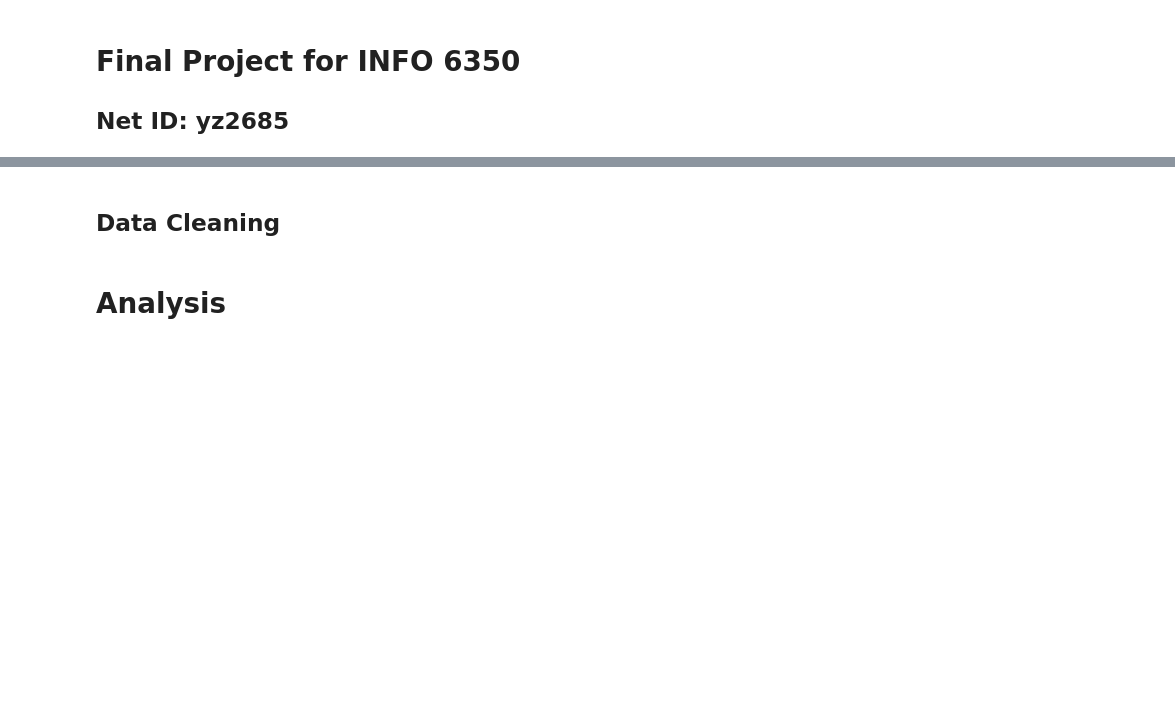
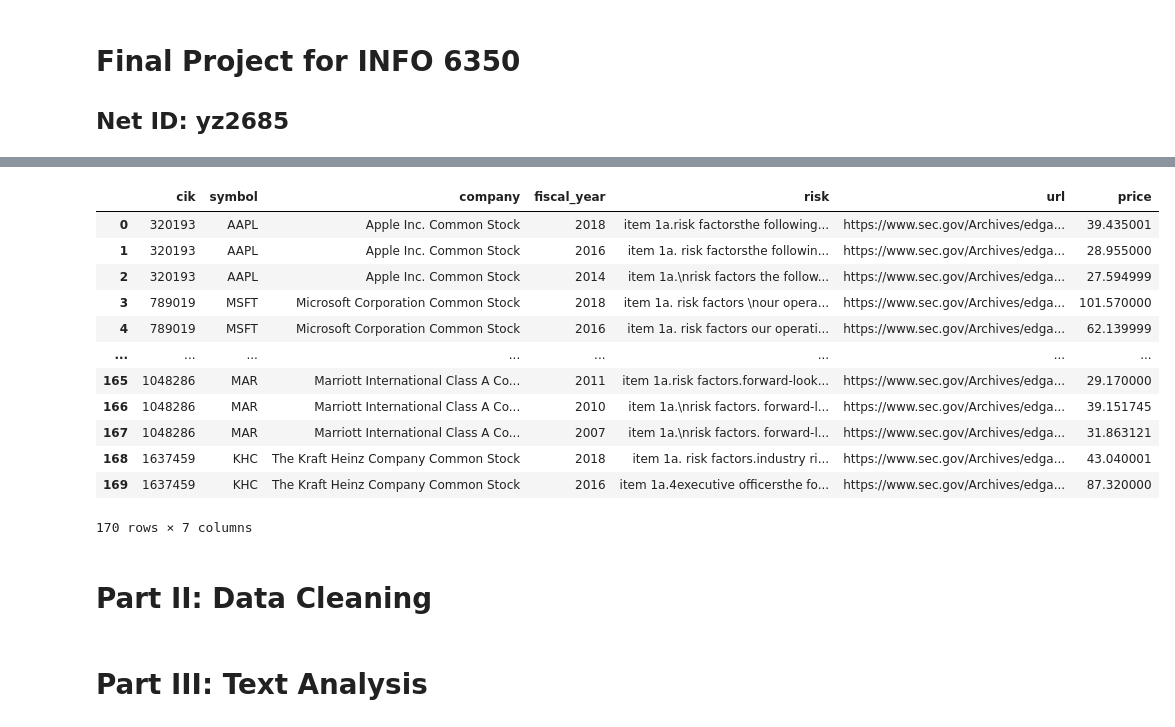
Before and after one commit to annsway/NLP, a Jupyter notebook: Final-Project.ipynb, the cells around one changed output, grey strips where cells are left out. Drawn from its saved outputs; the diff is of its cells as text; code cells hidden in the pictures; blank space fills up the shorter version.

Commit message:
Finished scraping part

```diff
--- a/Final-Project.ipynb
+++ b/Final-Project.ipynb
@@ -340,7 +349,25 @@ dfItem
+# %%
+merged_df = pd.merge(df, df_fi, how='left', on=['fiscal_year','symbol'])
+# %%
+merged_df
+# %% [output]
+|  | cik | symbol | company | fiscal_year | risk | url | price |
+| 0 | 320193 | AAPL | Apple Inc. Common Stock | 2018 | item 1a.risk factorsthe following... | https://www.sec.gov/Archives/edga... | 39.435001 |
+| 1 | 320193 | AAPL | Apple Inc. Common Stock | 2016 | item 1a. risk factorsthe followin... | https://www.sec.gov/Archives/edga... | 28.955000 |
+| 2 | 320193 | AAPL | Apple Inc. Common Stock | 2014 | item 1a.\nrisk factors the follow... | https://www.sec.gov/Archives/edga... | 27.594999 |
+| 3 | 789019 | MSFT | Microsoft Corporation Common Stock | 2018 | item 1a. risk factors \nour opera... | https://www.sec.gov/Archives/edga... | 101.570000 |
+| 4 | 789019 | MSFT | Microsoft Corporation Common Stock | 2016 | item 1a. risk factors our operati... | https://www.sec.gov/Archives/edga... | 62.139999 |
+| ... | ... | ... | ... | ... | ... | ... | ... |
+| 165 | 1048286 | MAR | Marriott International Class A Co... | 2011 | item 1a.risk factors.forward-look... | https://www.sec.gov/Archives/edga... | 29.170000 |
+| 166 | 1048286 | MAR | Marriott International Class A Co... | 2010 | item 1a.\nrisk factors. forward-l... | https://www.sec.gov/Archives/edga... | 39.151745 |
+| 167 | 1048286 | MAR | Marriott International Class A Co... | 2007 | item 1a.\nrisk factors. forward-l... | https://www.sec.gov/Archives/edga... | 31.863121 |
+| 168 | 1637459 | KHC | The Kraft Heinz Company Common Stock | 2018 | item 1a. risk factors.industry ri... | https://www.sec.gov/Archives/edga... | 43.040001 |
+| 169 | 1637459 | KHC | The Kraft Heinz Company Common Stock | 2016 | item 1a.4executive officersthe fo... | https://www.sec.gov/Archives/edga... | 87.320000 |
+170 rows × 7 columns
 # %% [markdown]
-## Data Cleaning
+# Part II: Data Cleaning
 # %% [markdown]
-# Analysis
+# Part III: Text Analysis
 # %%
 # import unicodedata
 
```
Also changed, not shown: parts of 29 cells of this notebook, 1 other file.
